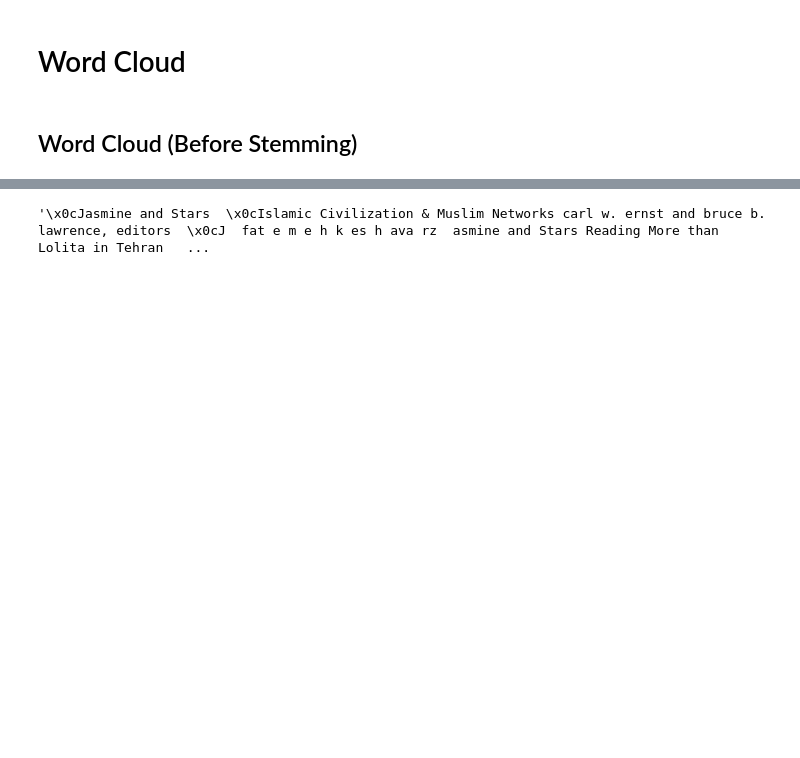
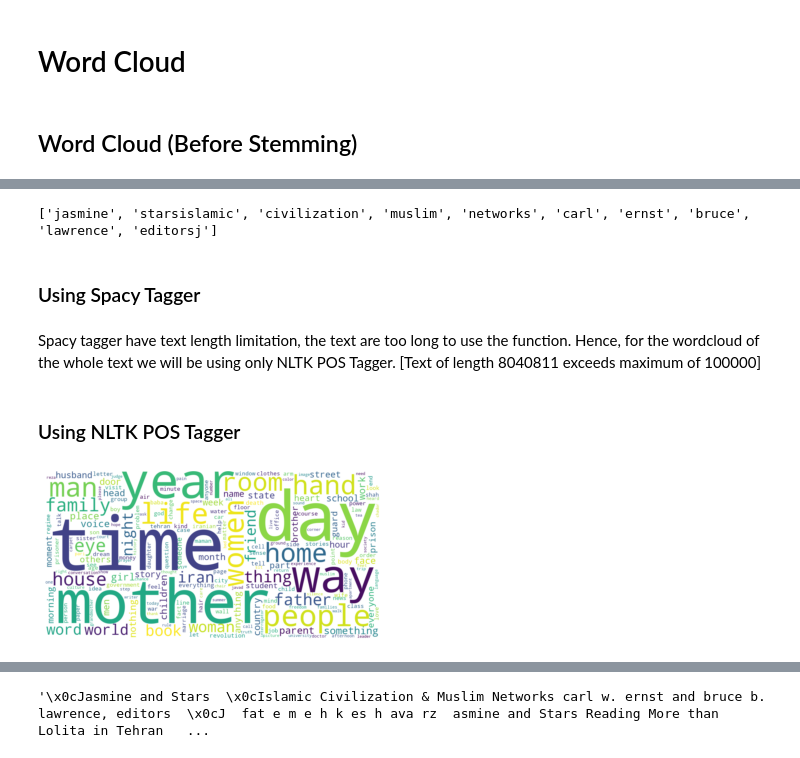
Before and after one commit to chu4276/Text-Analytics-Project, a Jupyter notebook: CDS590.ipynb, the cells around one changed output, grey strips where cells are left out. Saved outputs shown, nothing was run; the diff lists cells and outputs as text; code cells hidden in the pictures; blank space fills up the shorter version.

Commit message:
Data preprocessing for model

```diff
--- a/CDS590.ipynb
+++ b/CDS590.ipynb
@@ -463,0 +356,29 @@ texts = open('sent_token.txt', 'r', encoding = 'utf-8').readlines()
+# %%
+file = open('Output/cleaned_wordpunct_token__lowercase_removed_stopwords.txt', 'r', encoding = 'utf-8').readlines()
+texts = []
+for text in file:
+    word = text.rstrip('\n')
+    texts.append(word)
+
+print(texts[:10])
+# %% [output]
+['jasmine', 'starsislamic', 'civilization', 'muslim', 'networks', 'carl', 'ernst', 'bruce', 'lawrence', 'editorsj']
+# %% [markdown]
+### Using Spacy Tagger
+# %% [markdown]
+Spacy tagger have text length limitation, the text are too long to use the function. Hence, for the wordcloud of the whole text we will be using only NLTK POS Tagger. [Text of length 8040811 exceeds maximum of 100000]
+# %% [markdown]
+### Using NLTK POS Tagger
+# %%
+# select only noun for word cloud
+tagset = pd.read_csv("Output/data_tagset.csv")
+tagset_allowed = ['NN','NNS','NNP','NNPS']
+new_tagset = tagset.loc[tagset['Tag'].isin(tagset_allowed)]
+text = ' '.join(str(x) for x in new_tagset['Word'])
+wordcloud = WordCloud(width = 1600, height = 800, max_words = 200, background_color = 'white').generate(text)
+plt.imshow(wordcloud, interpolation = 'bilinear')
+plt.axis("off")
+plt.savefig('Vis/Noun_BeforeStemming.png')
+plt.show()
+# %% [output]
+[figure, added]
```
Also changed, not shown: parts of 95 cells of this notebook, 42 other files.
